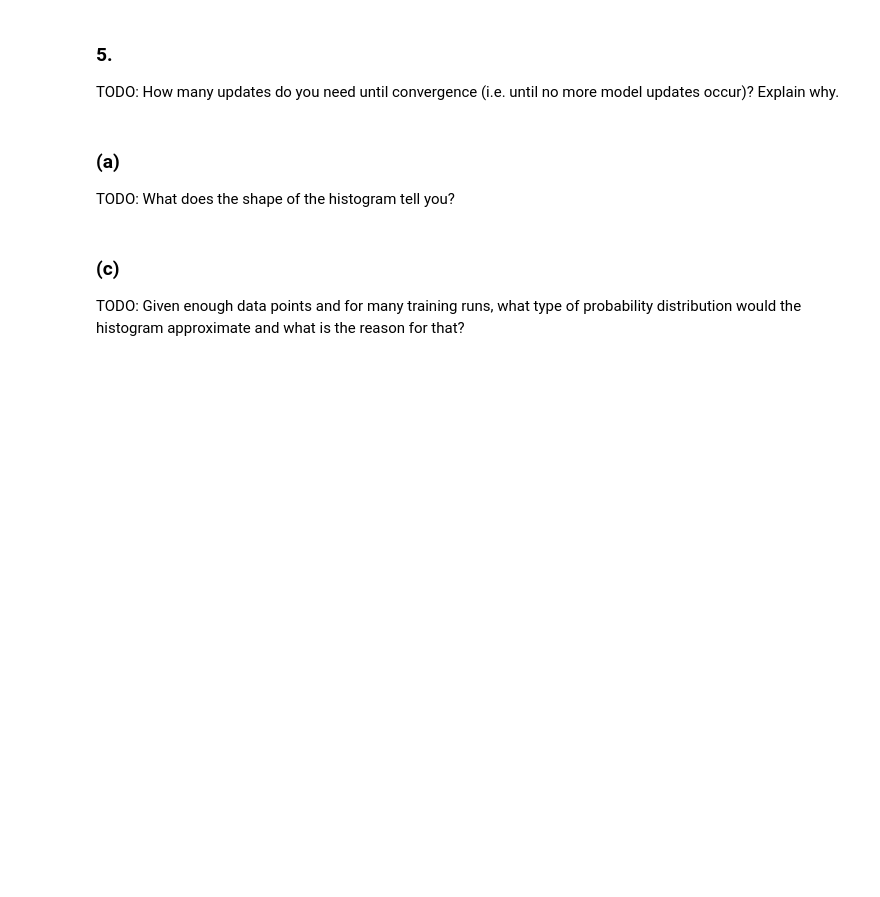
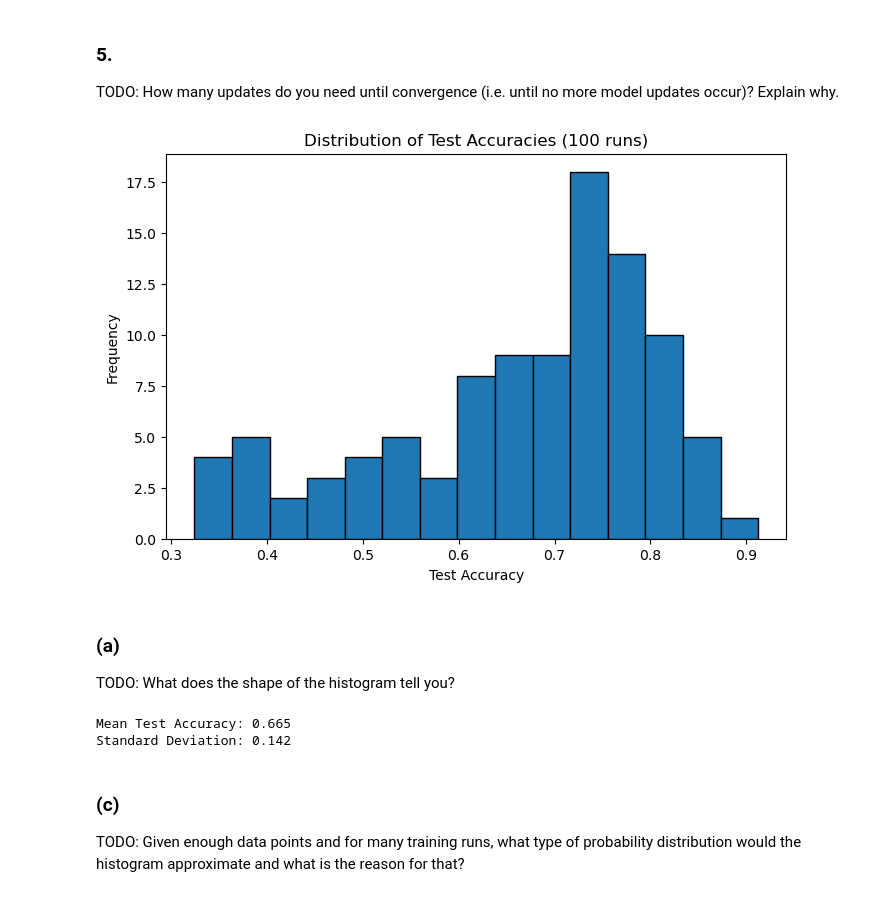
Before and after one commit to Tsumugivolle77/MLE-Sheets, a Jupyter notebook: sheet1/MLE25_sheet01.ipynb, the cells around one changed output. Cells and saved outputs as stored; diff of their text form; code cells hidden in the pictures; blank space fills up the shorter version.

```diff
--- a/sheet1/MLE25_sheet01.ipynb
+++ b/sheet1/MLE25_sheet01.ipynb
@@ -100,18 +164,49 @@ occur)? Explain why.
 # %%
 # ========================
 # 6. Evaluate Performance Over Multiple Runs
 # ========================
 
 #TODO: Evaluate performance over multiple runs. Compute and store test accuracies
 
 
 #TODO: Plot histogram for the test accuracies
+num_runs = 100
+test_accuracies = []
+
+for _ in range(num_runs):
+    X_train, X_test, y_train, y_test = train_test_split(
+    X_std, y, test_size=0.2
+)
+
+    perceptron = Perceptron(learning_rate=0.1, num_epochs=1000)
+    perceptron.train(X_train, y_train)
+
+    # Test accuracy
+    y_test_pred = perceptron.predict(X_test)
+    test_acc = accuracy_score(y_test, y_test_pred)
+    test_accuracies.append(test_acc)
+
+plt.figure(figsize=(8, 5))
+plt.hist(test_accuracies, bins=15, edgecolor='black')
+plt.xlabel('Test Accuracy')
+plt.ylabel('Frequency')
+plt.title('Distribution of Test Accuracies (100 runs)')
+plt.show()
+# %% [output]
+[figure, added]
 # %% [markdown]
 ### (a)
 TODO: What does the shape of the histogram tell you?
 # %%
 # (b)
 #TODO: Compute the sample mean and standard deviation of the test accuracy
+mean_acc = np.mean(test_accuracies)
+std_acc = np.std(test_accuracies)
+print(f"Mean Test Accuracy: {mean_acc:.3f}")
+print(f"Standard Deviation: {std_acc:.3f}")
+# %% [output]
+Mean Test Accuracy: 0.665
+Standard Deviation: 0.142
 # %% [markdown]
 ### (c)
 TODO: Given enough data points and for many training runs, what type of probability distribution would the histogram approximate and what is the reason for that?
```
Also changed, not shown: parts of 8 cells of this notebook.
